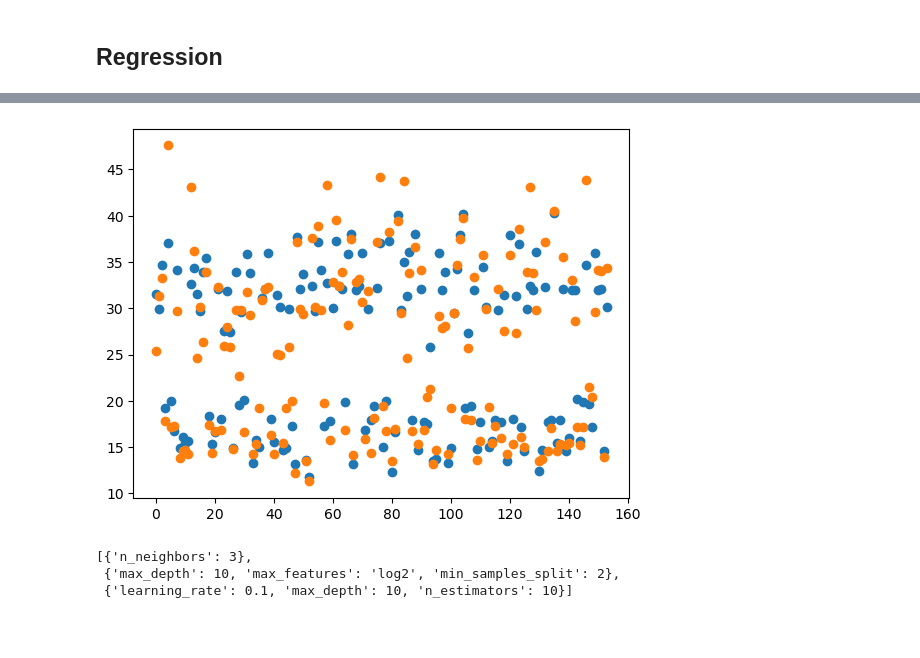
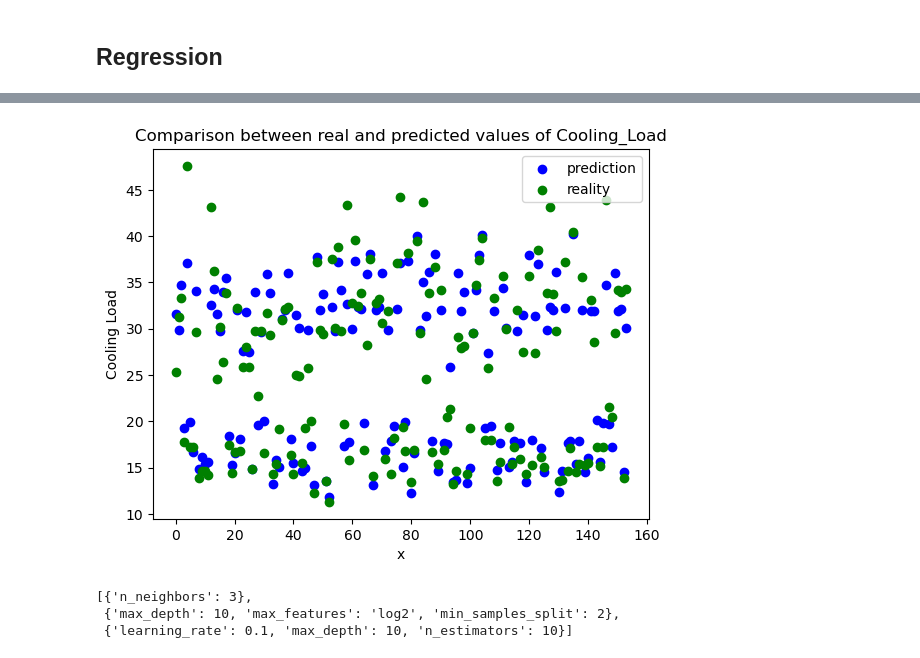
Before and after one commit to AmauryMaros/Energy_efficiency_modelisation, a Jupyter notebook: energy_efficiency.ipynb, the cells around one changed output, grey strips where cells are left out. Drawn from its saved outputs; the diff is of its cells as text; code cells hidden in the pictures; blank space fills up the shorter version.

```diff
--- a/energy_efficiency.ipynb
+++ b/energy_efficiency.ipynb
@@ -291,24 +298,24 @@ y_test_scaled = target_scaler.transform(y_test)
 # %%
-from sklearn.metrics import mean_squared_error, mean_absolute_error
 lr = LinearRegression()
 lr.fit(X_train_scaled, y_train_scaled)
-
-y_pred_lr = lr.predict(X_test_scaled)
-y_pred_lr_train = lr.predict(X_train_scaled)
+y_pred = lr.predict(X_test_scaled)
+y_pred_train = lr.predict(X_train_scaled)
 
 # training set
-mae_lr_train = mean_absolute_error(y_train_scaled,y_pred_lr_train)
-mse_lr_train = mean_squared_error(y_train_scaled,y_pred_lr_train,squared=True)
-rmse_lr_train = mean_squared_error(y_train_scaled,y_pred_lr_train,squared=False)
+mae_train = mean_absolute_error(y_train_scaled,y_pred_train)
+mse_train = mean_squared_error(y_train_scaled,y_pred_train,squared=True)
+rmse_train = mean_squared_error(y_train_scaled,y_pred_train,squared=False)
 r2_train = lr.score(X_train_scaled, y_train_scaled)
 
 # test set
-mae_lr_test = mean_absolute_error(y_test_scaled,y_pred_lr)
-mse_lr_test = mean_squared_error(y_test_scaled,y_pred_lr,squared=True)
-rmse_lr_test = mean_squared_error(y_test_scaled,y_pred_lr,squared=False)
+mae_test = mean_absolute_error(y_test_scaled,y_pred)
+mse_test = mean_squared_error(y_test_scaled,y_pred,squared=True)
+rmse_test = mean_squared_error(y_test_scaled,y_pred,squared=False)
 r2_test = lr.score(X_test_scaled, y_test_scaled)
 
-train_set = [mae_lr_train,mse_lr_train,rmse_lr_train,r2_train]
-test_set = [mae_lr_test,mse_lr_test,rmse_lr_test,r2_test]
+train_set = [mae_train,mse_train,rmse_train,r2_train]
+test_set = [mae_test,mse_test,rmse_test,r2_test]
 
 scores = pd.DataFrame({"train_set": train_set, "test_set": test_set}, index=['MAE','MSE','RMSE','R2'])
+
+scores
@@ -345,5 +352,7 @@ plt.plot([-2,2],[-2,2]);
 # %%
-y_pred_inverse = target_scaler.inverse_transform(y_pred_lr)
+# Visualization of the prediction
+
+y_pred_inverse = target_scaler.inverse_transform(y_pred)
 
 heating_inverse = [i[0] for i in y_pred_inverse]
 cooling_inverse = [i[1] for i in y_pred_inverse]
@@ -355,5 +368,9 @@ plt.scatter(range(len(y_test['Heating_Load'])), y_test['Heating_Load']);
 # %%
-plt.scatter(range(len(cooling_inverse)), cooling_inverse)
-plt.scatter(range(len(y_test['Cooling_Load'])), y_test['Cooling_Load']);
+plt.scatter(range(len(cooling_inverse)), cooling_inverse, color = 'blue', label="prediction")
+plt.scatter(range(len(y_test['Cooling_Load'])), y_test['Cooling_Load'], color="green", label="reality")
+plt.xlabel('x')
+plt.ylabel('Cooling Load')
+plt.title("Comparison between real and predicted values of Cooling_Load")
+plt.legend();
 # %% [output]
-[figure, old version]
+[figure, new version]
```
Also changed, not shown: parts of 10 cells of this notebook.
